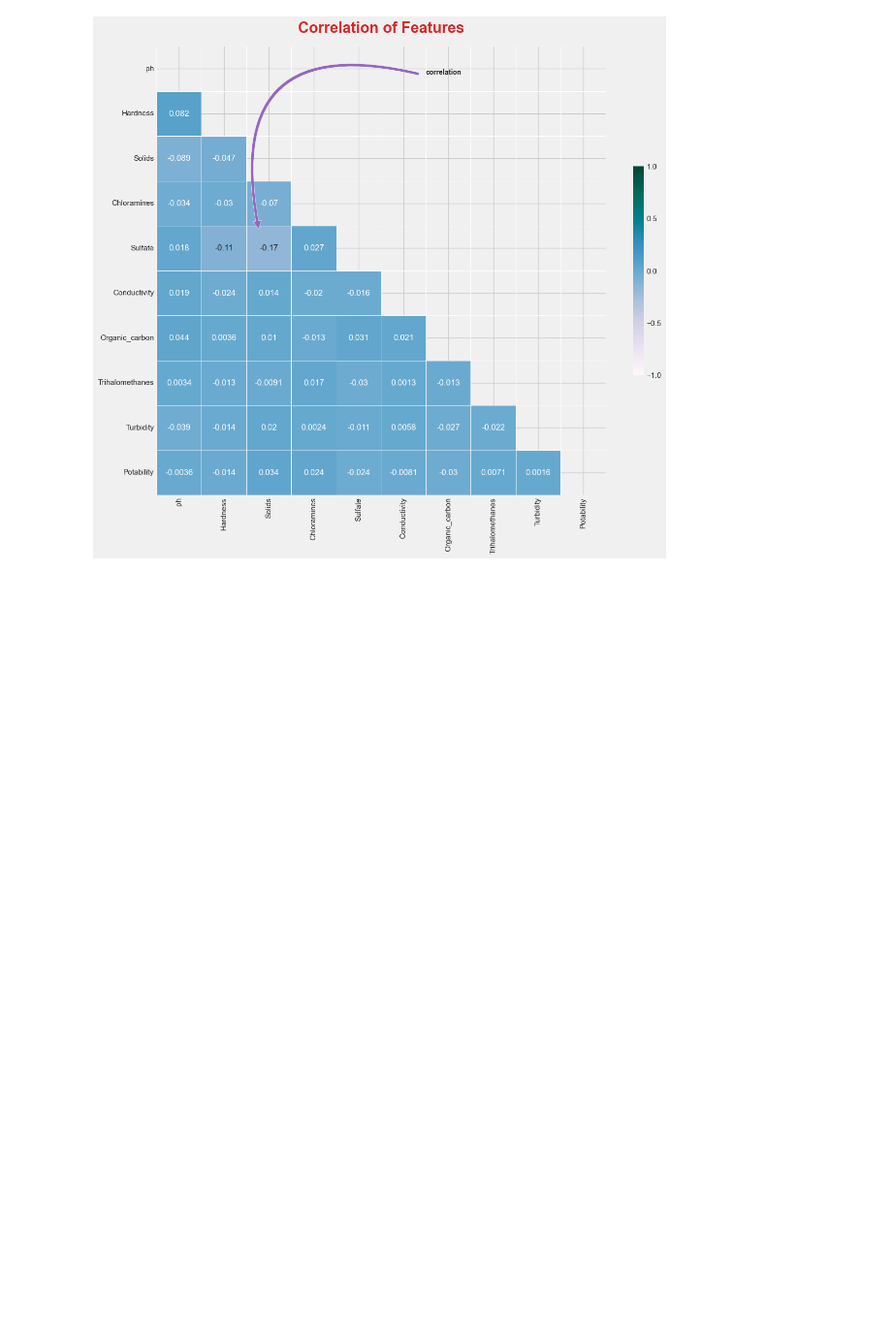
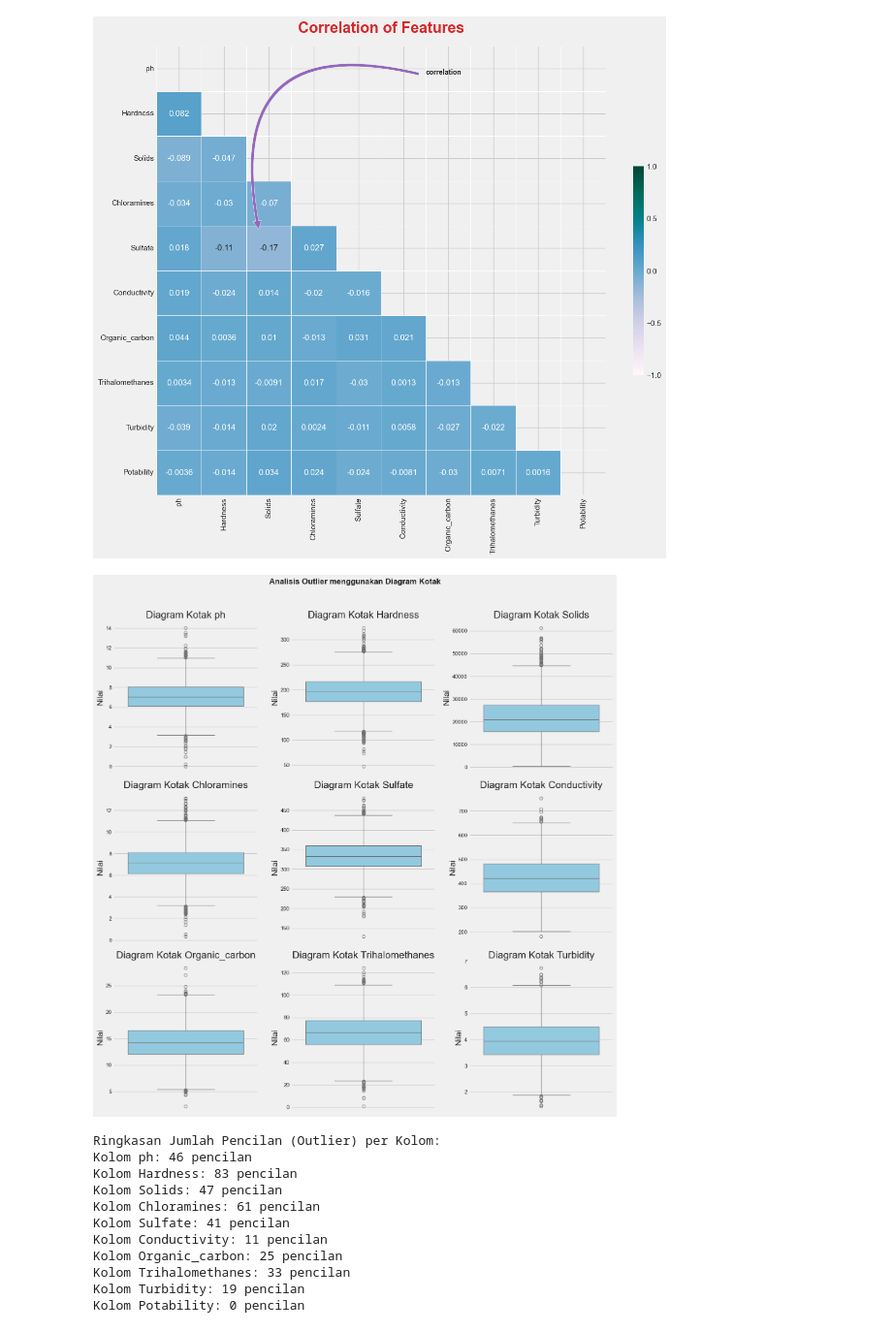
Before and after one commit to Hidayattt24/Kelompok_09_Tugas03_Classification, a Jupyter notebook: Kelompok9.ipynb, the cells around one changed output. Shown at 97% size. Saved outputs shown, nothing was run; the diff lists cells and outputs as text; code cells hidden in the pictures; blank space fills up the shorter version.

```diff
--- a/Kelompok9.ipynb
+++ b/Kelompok9.ipynb
@@ -164,3 +204,37 @@ ax.set_title('Correlation of Features', size=22, color=theme[3], weight='bold',
 plt.show()
 # %% [output]
 [figure]
+# %%
+# Membuat subplot untuk setiap fitur
+fig, axes = plt.subplots(3, 3, figsize=(15, 15))
+axes = axes.ravel()
+
+for idx, col in enumerate(water_df.columns[:-1]):  # Mengecualikan variabel target
+    sns.boxplot(data=water_df, y=col, ax=axes[idx], color='skyblue')
+    axes[idx].set_title(f'Diagram Kotak {col}')
+    axes[idx].set_ylabel('Nilai')  # Menambahkan label sumbu y
+
+plt.suptitle('Analisis Outlier menggunakan Diagram Kotak',
+             size=16,
+             weight='bold',
+             y=1.02)
+plt.tight_layout()
+plt.show()
+
+# Mencetak detail outlier
+print("\nRingkasan Jumlah Pencilan (Outlier) per Kolom:")
+for col, count in outliers.items():
+    print(f"Kolom {col}: {count} pencilan")
+# %% [output]
+[figure, added]
+Ringkasan Jumlah Pencilan (Outlier) per Kolom:
+Kolom ph: 46 pencilan
+Kolom Hardness: 83 pencilan
+Kolom Solids: 47 pencilan
+Kolom Chloramines: 61 pencilan
+Kolom Sulfate: 41 pencilan
+Kolom Conductivity: 11 pencilan
+Kolom Organic_carbon: 25 pencilan
+Kolom Trihalomethanes: 33 pencilan
+Kolom Turbidity: 19 pencilan
+Kolom Potability: 0 pencilan
```
Also changed, not shown: parts of 3 cells of this notebook, 1 other file.
